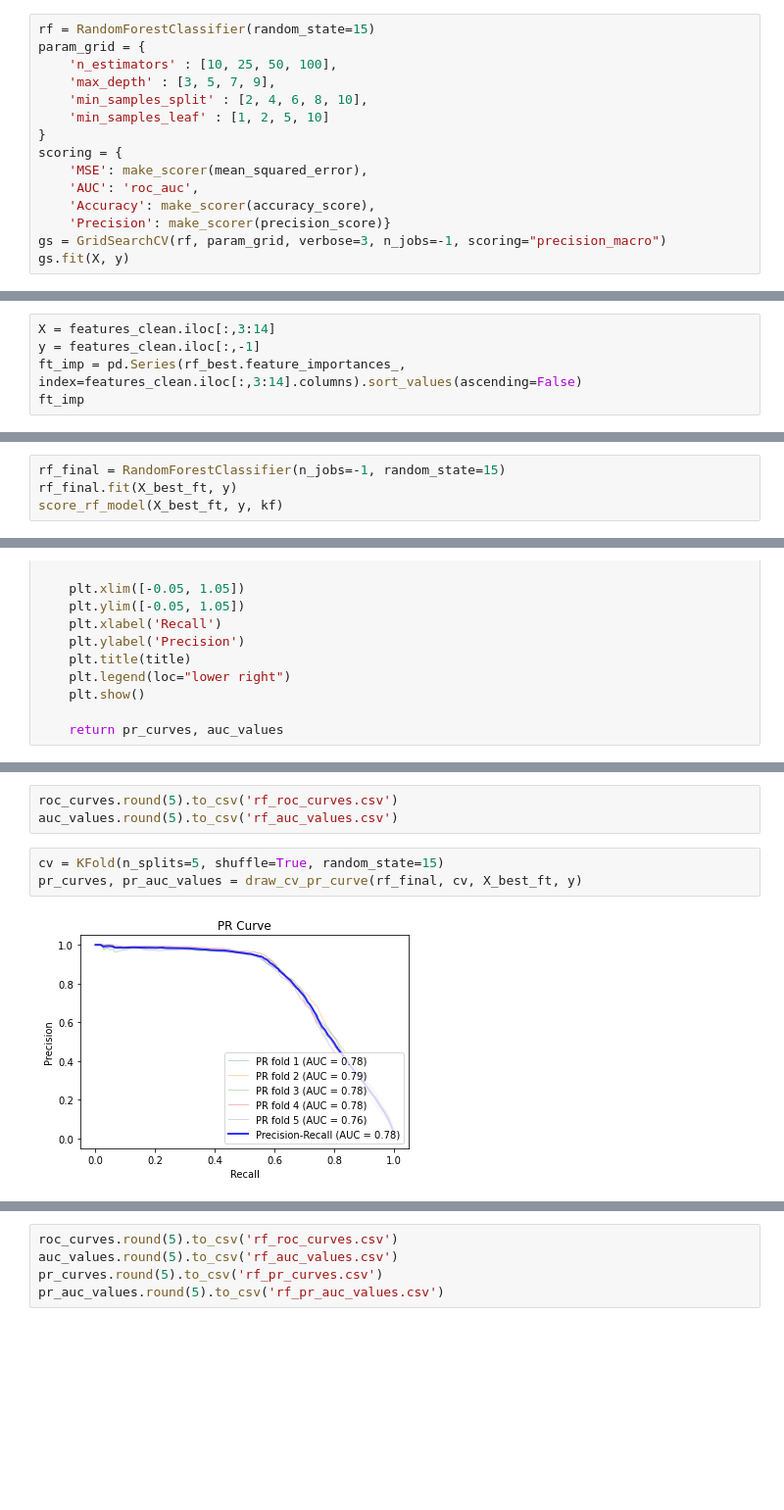
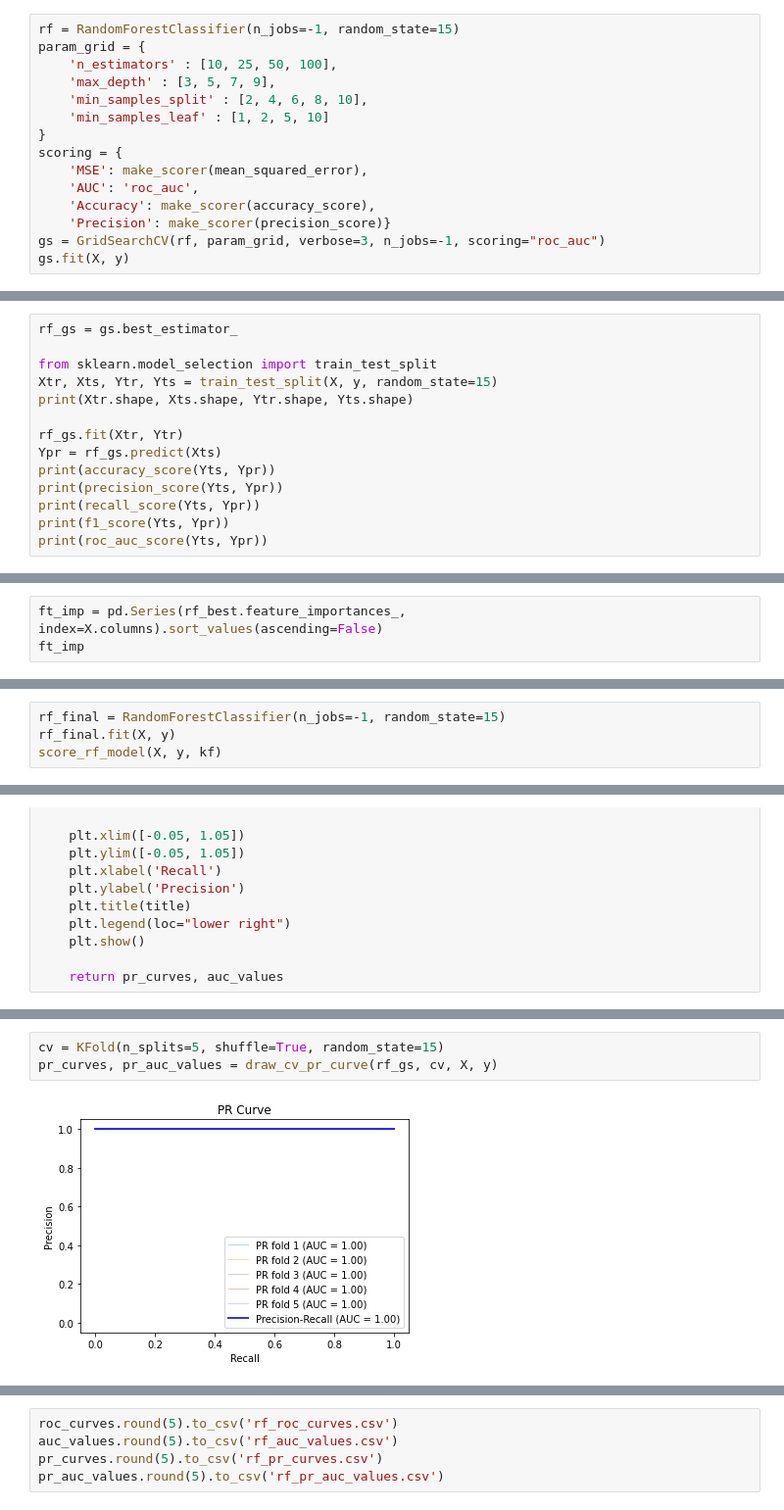
Before and after one commit to homemlab/flync, a Jupyter notebook: notebooks/random-forest.ipynb, the cells around one changed output, grey strips where cells are left out. Shown at 98% size. Saved outputs shown, nothing was run; the diff lists cells and outputs as text; blank space fills up the shorter version.

```diff
--- a/notebooks/random-forest.ipynb
+++ b/notebooks/random-forest.ipynb
@@ -60,7 +80,7 @@ features_clean
 # %% [markdown]
 ## Finding best parameters for the Random Forest Classifier
 # %%
-rf = RandomForestClassifier(random_state=15)
+rf = RandomForestClassifier(n_jobs=-1, random_state=15)
 param_grid = {
     'n_estimators' : [10, 25, 50, 100],
     'max_depth' : [3, 5, 7, 9],
@@ -72,7 +92,7 @@ scoring = {
     'AUC': 'roc_auc',
     'Accuracy': make_scorer(accuracy_score),
     'Precision': make_scorer(precision_score)}
-gs = GridSearchCV(rf, param_grid, verbose=3, n_jobs=-1, scoring="precision_macro")
+gs = GridSearchCV(rf, param_grid, verbose=3, n_jobs=-1, scoring="roc_auc")
 gs.fit(X, y)
 # %% [output]
 Fitting 5 folds for each of 320 candidates, totalling 1600 fits
@@ -82,0 +145,14 @@ gs.best_estimator_
+# %%
+rf_gs = gs.best_estimator_
+
+from sklearn.model_selection import train_test_split
+Xtr, Xts, Ytr, Yts = train_test_split(X, y, random_state=15)
+print(Xtr.shape, Xts.shape, Ytr.shape, Yts.shape)
+
+rf_gs.fit(Xtr, Ytr)
+Ypr = rf_gs.predict(Xts)
+print(accuracy_score(Yts, Ypr))
+print(precision_score(Yts, Ypr))
+print(recall_score(Yts, Ypr))
+print(f1_score(Yts, Ypr))
+print(roc_auc_score(Yts, Ypr))
@@ -195,8 +278,6 @@ auc_values = pd.concat(
 # %% [output]
 [figure]
 # %%
-X = features_clean.iloc[:,3:14]
-y = features_clean.iloc[:,-1]
-ft_imp = pd.Series(rf_best.feature_importances_, index=features_clean.iloc[:,3:14].columns).sort_values(ascending=False)
+ft_imp = pd.Series(rf_best.feature_importances_, index=X.columns).sort_values(ascending=False)
 ft_imp
 # %% [output]
@@ -242,5 +426,5 @@ f1: 0.7075102231954901
 # %%
 rf_final = RandomForestClassifier(n_jobs=-1, random_state=15)
-rf_final.fit(X_best_ft, y)
-score_rf_model(X_best_ft, y, kf)
+rf_final.fit(X, y)
+score_rf_model(X, y, kf)
 # %% [output]
@@ -527,8 +722,5 @@ roc_curves, roc_auc_values = draw_cv_roc_curve(rf_final, cv, X_best_ft, y)
-# %%
-roc_curves.round(5).to_csv('rf_roc_curves.csv')
-auc_values.round(5).to_csv('rf_auc_values.csv')
 # %%
 cv = KFold(n_splits=5, shuffle=True, random_state=15)
-pr_curves, pr_auc_values = draw_cv_pr_curve(rf_final, cv, X_best_ft, y)
+pr_curves, pr_auc_values = draw_cv_pr_curve(rf_gs, cv, X, y)
 # %% [output]
-[figure, old version]
+[figure, new version]
```
Also changed, not shown: parts of 28 cells of this notebook, 3 other files.
